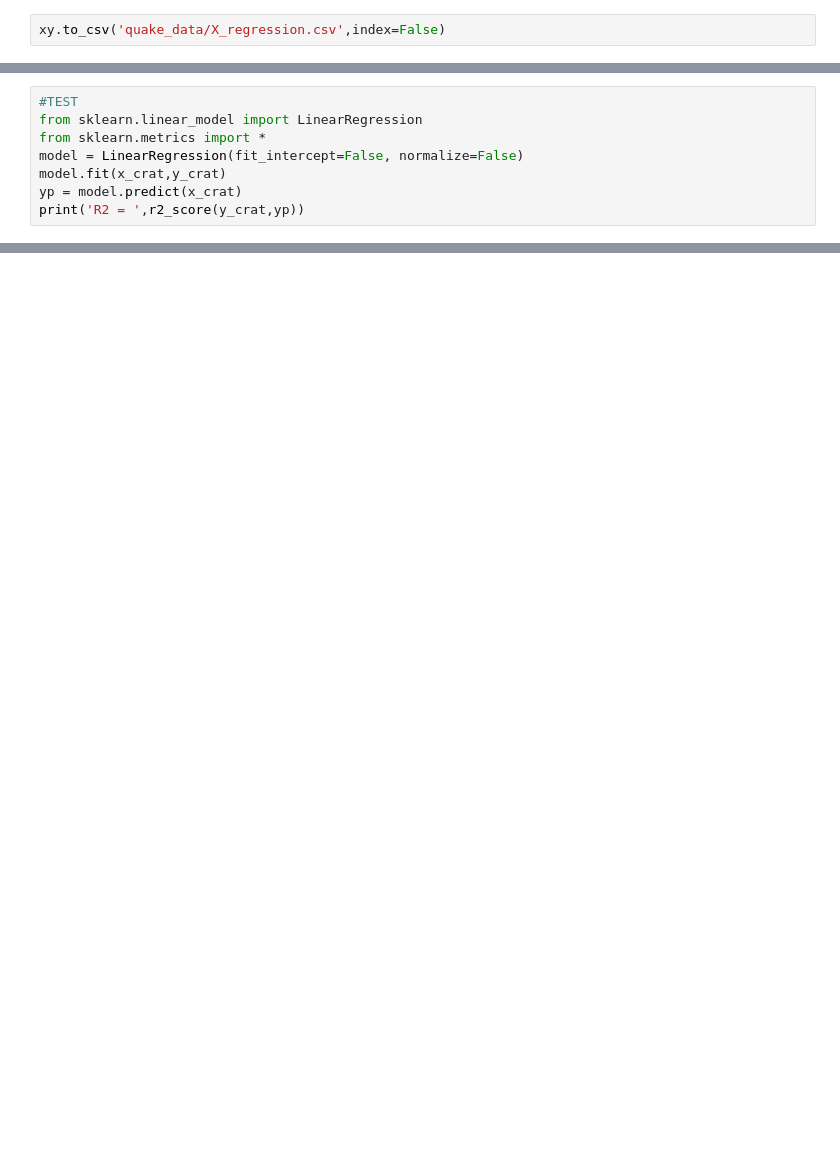
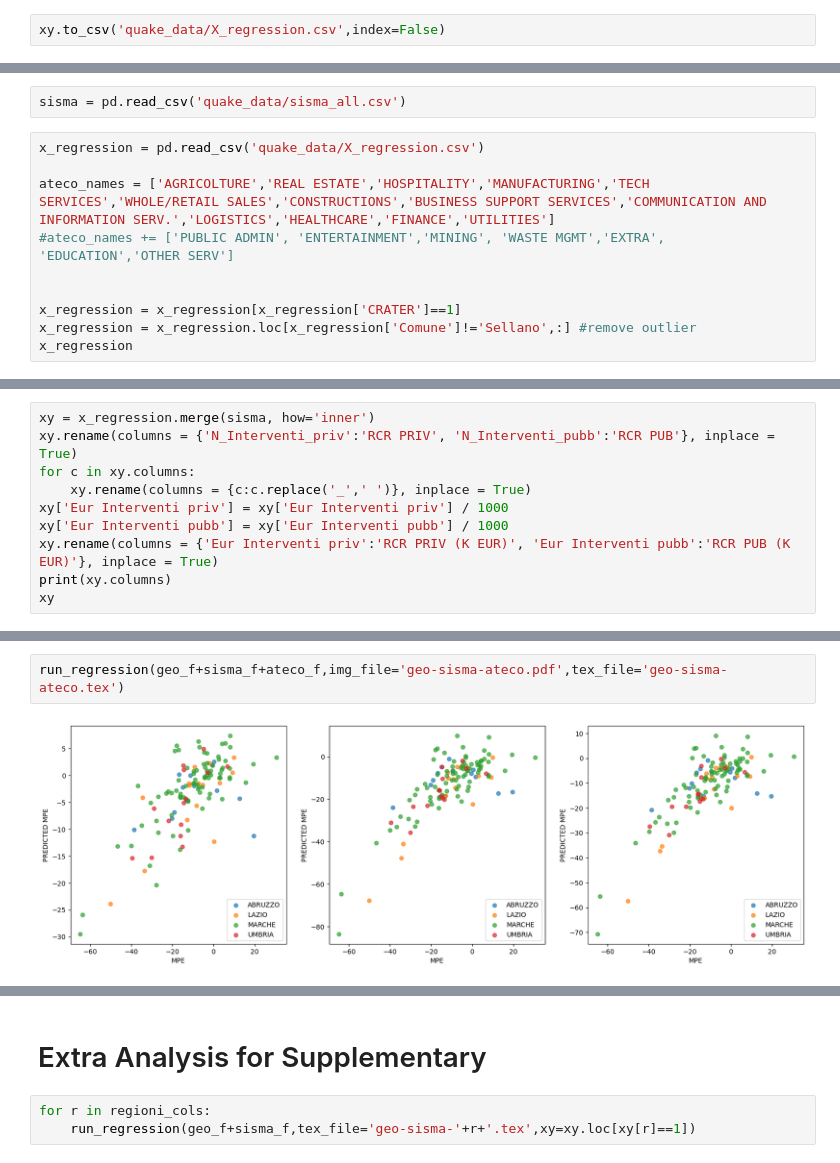
Before and after one commit to mmamei/earthquake2016, a Jupyter notebook: regression_MPE.ipynb, the cells around one changed output, grey strips where cells are left out. Cells and saved outputs as stored; diff of their text form; blank space fills up the shorter version.

```diff
--- a/regression_MPE.ipynb
+++ b/regression_MPE.ipynb
@@ -263,8 +186,0 @@ plt.show()
-# %%
-#TEST
-from sklearn.linear_model import LinearRegression
-from sklearn.metrics import *
-model = LinearRegression(fit_intercept=False, normalize=False)
-model.fit(x_crat,y_crat)
-yp = model.predict(x_crat)
-print('R2 = ',r2_score(y_crat,yp))
@@ -317,0 +189,12 @@ stargazer
+# %%
+sisma = pd.read_csv('quake_data/sisma_all.csv')
+# %%
+x_regression = pd.read_csv('quake_data/X_regression.csv')
+
+ateco_names = ['AGRICOLTURE','REAL ESTATE','HOSPITALITY','MANUFACTURING','TECH SERVICES','WHOLE/RETAIL SALES','CONSTRUCTIONS','BUSINESS SUPPORT SERVICES','COMMUNICATION AND INFORMATION SERV.','LOGISTICS','HEALTHCARE','FINANCE','UTILITIES']
+#ateco_names += ['PUBLIC ADMIN', 'ENTERTAINMENT','MINING', 'WASTE MGMT','EXTRA', 'EDUCATION','OTHER SERV']
+
+
+x_regression = x_regression[x_regression['CRATER']==1]
+x_regression = x_regression.loc[x_regression['Comune']!='Sellano',:] #remove outlier
+x_regression
@@ -317,0 +215,10 @@ stargazer
+# %%
+xy = x_regression.merge(sisma, how='inner')
+xy.rename(columns = {'N_Interventi_priv':'RCR PRIV', 'N_Interventi_pubb':'RCR PUB'}, inplace = True)
+for c in xy.columns:
+    xy.rename(columns = {c:c.replace('_',' ')}, inplace = True)
+xy['Eur Interventi priv'] = xy['Eur Interventi priv'] / 1000
+xy['Eur Interventi pubb'] = xy['Eur Interventi pubb'] / 1000
+xy.rename(columns = {'Eur Interventi priv':'RCR PRIV (K EUR)', 'Eur Interventi pubb':'RCR PUB (K EUR)'}, inplace = True)
+print(xy.columns)
+xy
@@ -317,0 +336,4 @@ stargazer
+# %%
+run_regression(geo_f+sisma_f+ateco_f,img_file='geo-sisma-ateco.pdf',tex_file='geo-sisma-ateco.tex')
+# %% [output]
+[figure, added]
@@ -317,0 +356,5 @@ stargazer
+# %% [markdown]
+# Extra Analysis for Supplementary
+# %%
+for r in regioni_cols:
+    run_regression(geo_f+sisma_f,tex_file='geo-sisma-'+r+'.tex',xy=xy.loc[xy[r]==1])
```
Also changed, not shown: parts of 23 cells of this notebook, 15 other files.
